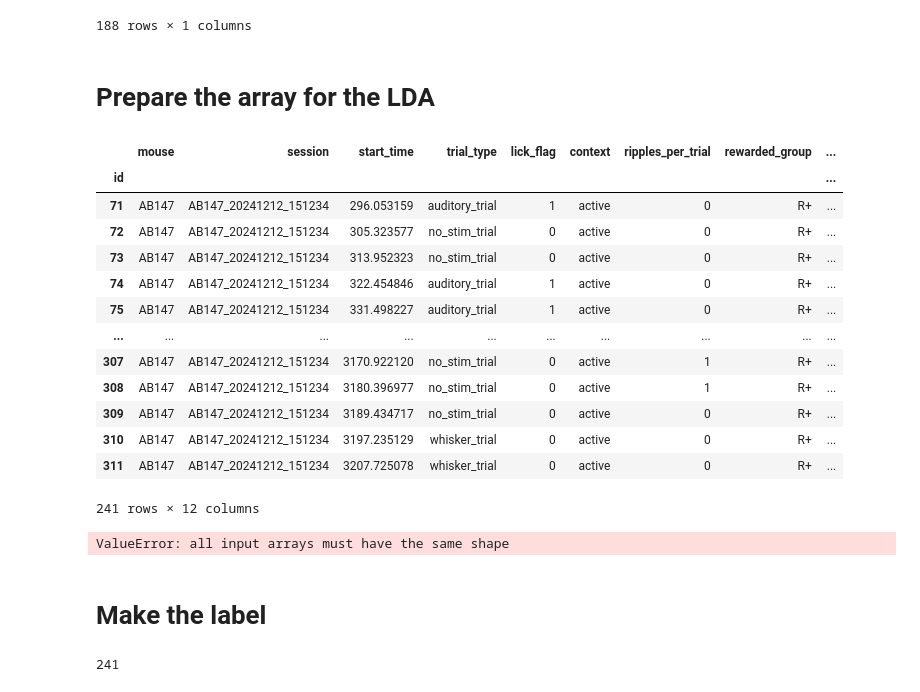
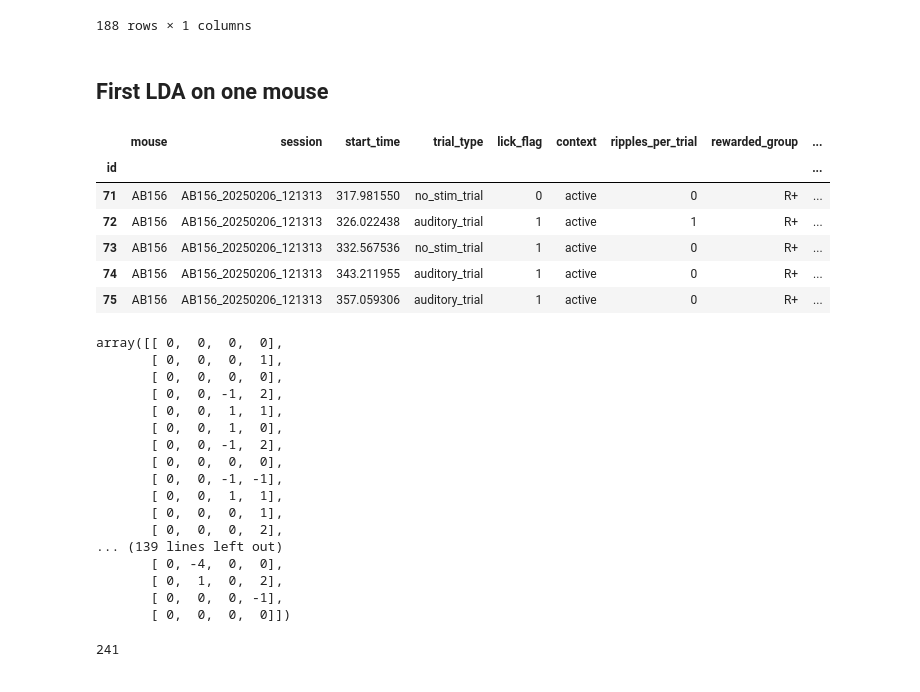
Before and after one commit to LSENS-BMI-EPFL/NWB_analysis, a Jupyter notebook: ripples_analysis/Analysis_TONI/data_exploration.ipynb, the cells around one changed output. Drawn from its saved outputs; the diff is of its cells as text; code cells hidden in the pictures.

```diff
--- a/ripples_analysis/Analysis_TONI/data_exploration.ipynb
+++ b/ripples_analysis/Analysis_TONI/data_exploration.ipynb
@@ -31,0 +30,3 @@ Mouse: AB147
+# %%
+folder=Path(data_folder)
+df=pd.read_pickle(folder / "lda_big_table_all_mice.pkl")
@@ -83,36 +132,45 @@ vectors_whisker_C1
 vectors_auditory_C1=vectors_auditory_C1['secondary_spike_times'].apply(lambda x: [len(sub) for sub in x])
 vectors_whisker_C1=vectors_whisker_C1['secondary_spike_times'].apply(lambda x: [len(sub) for sub in x])
 # %% [markdown]
-# Prepare the array for the LDA
+## First LDA on one mouse
 # %%
 window_sensory = 0.05
 new_df = build_table_population_vectors(df, window_sensory=window_sensory, window_ripple=0.05, substract_baseline=True)
 
 df_active = new_df[new_df.context == "active"]
 # %%
-df_active
+df_active.head()
 # %% [output]
 |  | mouse | session | start_time | trial_type | lick_flag | context | ripples_per_trial | rewarded_group | ... |
 | id |  |  |  |  |  |  |  |  | ... |
-| 71 | AB147 | AB147_20241212_151234 | 296.053159 | auditory_trial | 1 | active | 0 | R+ | ... |
-| 72 | AB147 | AB147_20241212_151234 | 305.323577 | no_stim_trial | 0 | active | 0 | R+ | ... |
-| 73 | AB147 | AB147_20241212_151234 | 313.952323 | no_stim_trial | 0 | active | 0 | R+ | ... |
-| 74 | AB147 | AB147_20241212_151234 | 322.454846 | auditory_trial | 1 | active | 0 | R+ | ... |
-| 75 | AB147 | AB147_20241212_151234 | 331.498227 | auditory_trial | 1 | active | 0 | R+ | ... |
-| ... | ... | ... | ... | ... | ... | ... | ... | ... | ... |
-| 307 | AB147 | AB147_20241212_151234 | 3170.922120 | no_stim_trial | 0 | active | 1 | R+ | ... |
-| 308 | AB147 | AB147_20241212_151234 | 3180.396977 | no_stim_trial | 0 | active | 1 | R+ | ... |
-| 309 | AB147 | AB147_20241212_151234 | 3189.434717 | no_stim_trial | 0 | active | 0 | R+ | ... |
-| 310 | AB147 | AB147_20241212_151234 | 3197.235129 | whisker_trial | 0 | active | 0 | R+ | ... |
-| 311 | AB147 | AB147_20241212_151234 | 3207.725078 | whisker_trial | 0 | active | 0 | R+ | ... |
+| 71 | AB156 | AB156_20250206_121313 | 317.981550 | no_stim_trial | 0 | active | 0 | R+ | ... |
+| 72 | AB156 | AB156_20250206_121313 | 326.022438 | auditory_trial | 1 | active | 1 | R+ | ... |
+| 73 | AB156 | AB156_20250206_121313 | 332.567536 | no_stim_trial | 1 | active | 0 | R+ | ... |
+| 74 | AB156 | AB156_20250206_121313 | 343.211955 | auditory_trial | 1 | active | 0 | R+ | ... |
+| 75 | AB156 | AB156_20250206_121313 | 357.059306 | auditory_trial | 1 | active | 0 | R+ | ... |
-241 rows × 12 columns
 # %%
 # let's prepare the vectors measure from the SSp-bfd area for the LDA
-df_active['s_sensory']
+df_active['second_sensory']
 X= np.stack(df_active['ca1_sensory'].values)
 X
 # %% [output]
-ValueError: all input arrays must have the same shape
+array([[ 0,  0,  0,  0],
+       [ 0,  0,  0,  1],
+       [ 0,  0,  0,  0],
+       [ 0,  0, -1,  2],
+       [ 0,  0,  1,  1],
+       [ 0,  0,  1,  0],
+       [ 0,  0, -1,  2],
+       [ 0,  0,  0,  0],
+       [ 0,  0, -1, -1],
+       [ 0,  0,  1,  1],
+       [ 0,  0,  0,  1],
+       [ 0,  0,  0,  2],
+... (139 lines left out)
+       [ 0, -4,  0,  0],
+       [ 0,  1,  0,  2],
+       [ 0,  0,  0, -1],
+       [ 0,  0,  0,  0]])
 # %%
 # as we are doing a LDA on the SS we need to make projection of the second ripple content on the same axe to see if we can discriminate
 # the trial type with the ripple content
@@ -128,8 +186,6 @@ for _, row in df_active.iterrows():
 
 X = np.stack(ripple_vectors)
 y= np.array(ripple_labels)
-# %% [markdown]
-# Make the label
 # %%
 
 y= df_active['trial_type'].values
```
Also changed, not shown: parts of 36 cells of this notebook, 6 other files.
